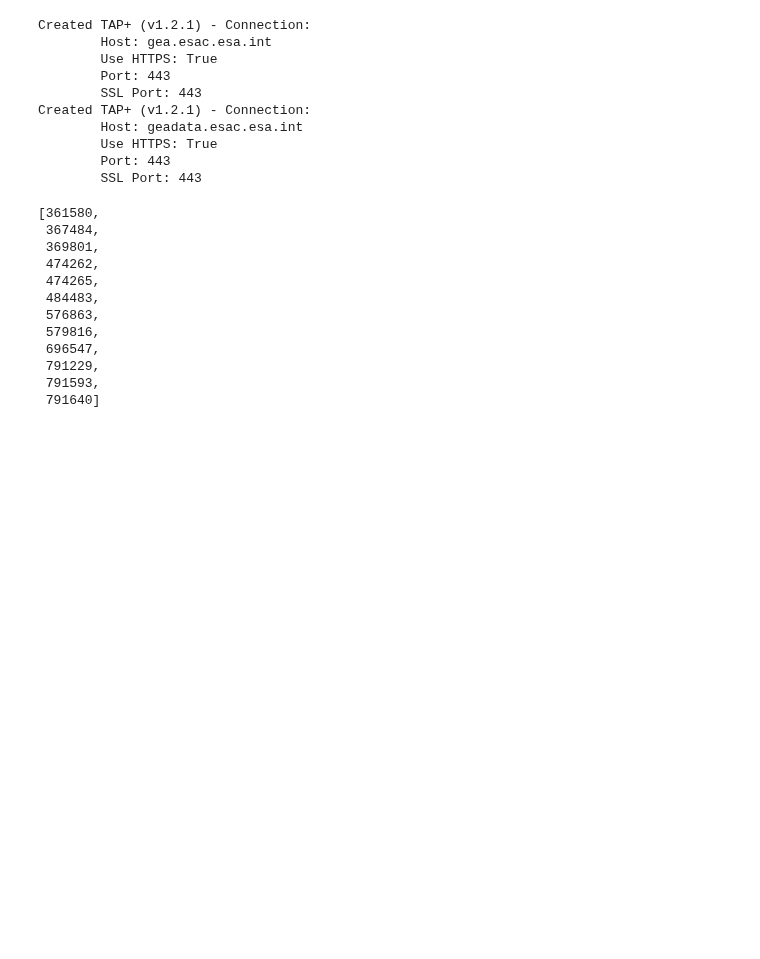
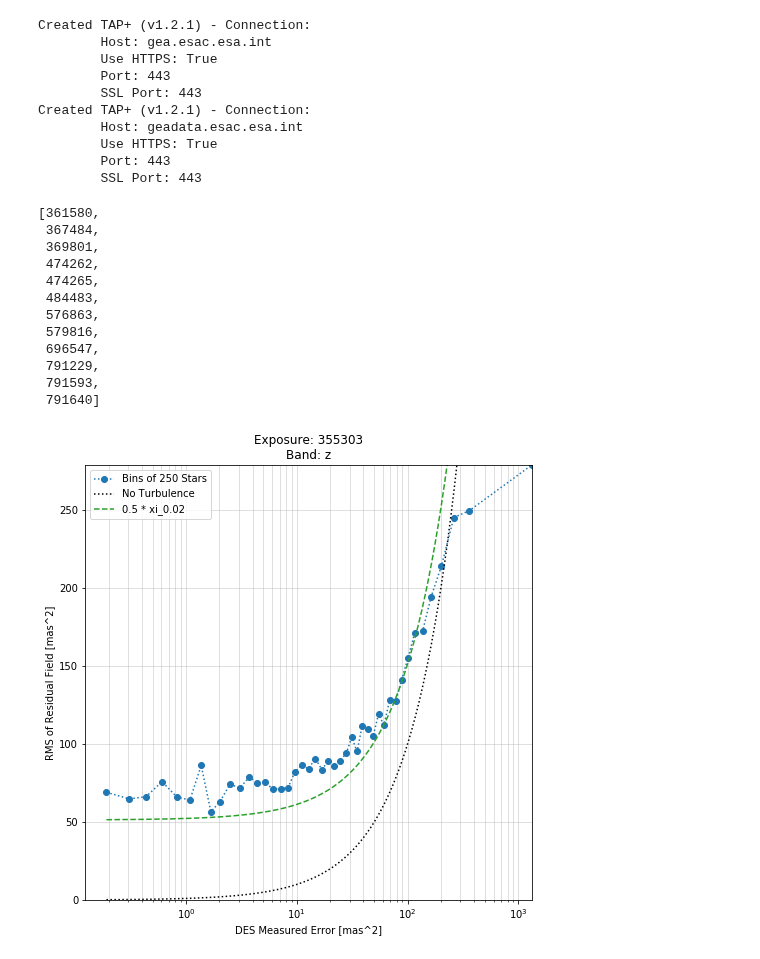
Before and after one commit to FoxFortino/DESworkspace, a Jupyter notebook: gBandTest.ipynb, the cells around one changed output. Cells and saved outputs as stored; diff of their text form; code cells hidden in the pictures; blank space fills up the shorter version.

```diff
--- a/gBandTest.ipynb
+++ b/gBandTest.ipynb
@@ -85,3 +85,33 @@ measurement_error = np.array([np.mean(arr) for arr in measurement_error])
 
 # Get average RMS
 residuals_RMS = 0.5 * (RMSx**2 + RMSy**2)
+# %%
+plt.figure(figsize=(8, 8))
+plt.title(f"Exposure: {dataC.expNum}\nBand: {dataC.band}")
+
+plt.semilogx(measurement_error, residuals_RMS, c="tab:blue", marker="o", ls=":", label=f"Bins of {nStars} Stars")
+
+# minRMS_ind = np.argsort(residuals_RMS)[0]
+# minRMS_measErr = measurement_error[minRMS_ind]
+# plt.axvline(
+#     x=minRMS_measErr,
+#     c="k", ls="--",
+#     label="Minimum RMS")
+
+x = np.linspace(np.min(measurement_error), np.max(measurement_error), num=100000)
+plt.semilogx(x, x, c="k", ls=":", label="No Turbulence")
+
+p = np.poly1d([1, turbulence])
+plt.semilogx(x, p(x), c="tab:green", ls="--", label="0.5 * xi_0.02")
+
+plt.xlabel("DES Measured Error [mas^2]")
+plt.ylabel("RMS of Residual Field [mas^2]")
+
+plt.xlim((None, measurement_error.max()))
+plt.ylim((0, residuals_RMS.max()))
+
+plt.legend(loc="upper left")
+plt.grid(which="both", alpha=0.5)
+plt.show()
+# %% [output]
+[figure, added]
```
Also changed, not shown: parts of 4 cells of this notebook, 6 other files.
